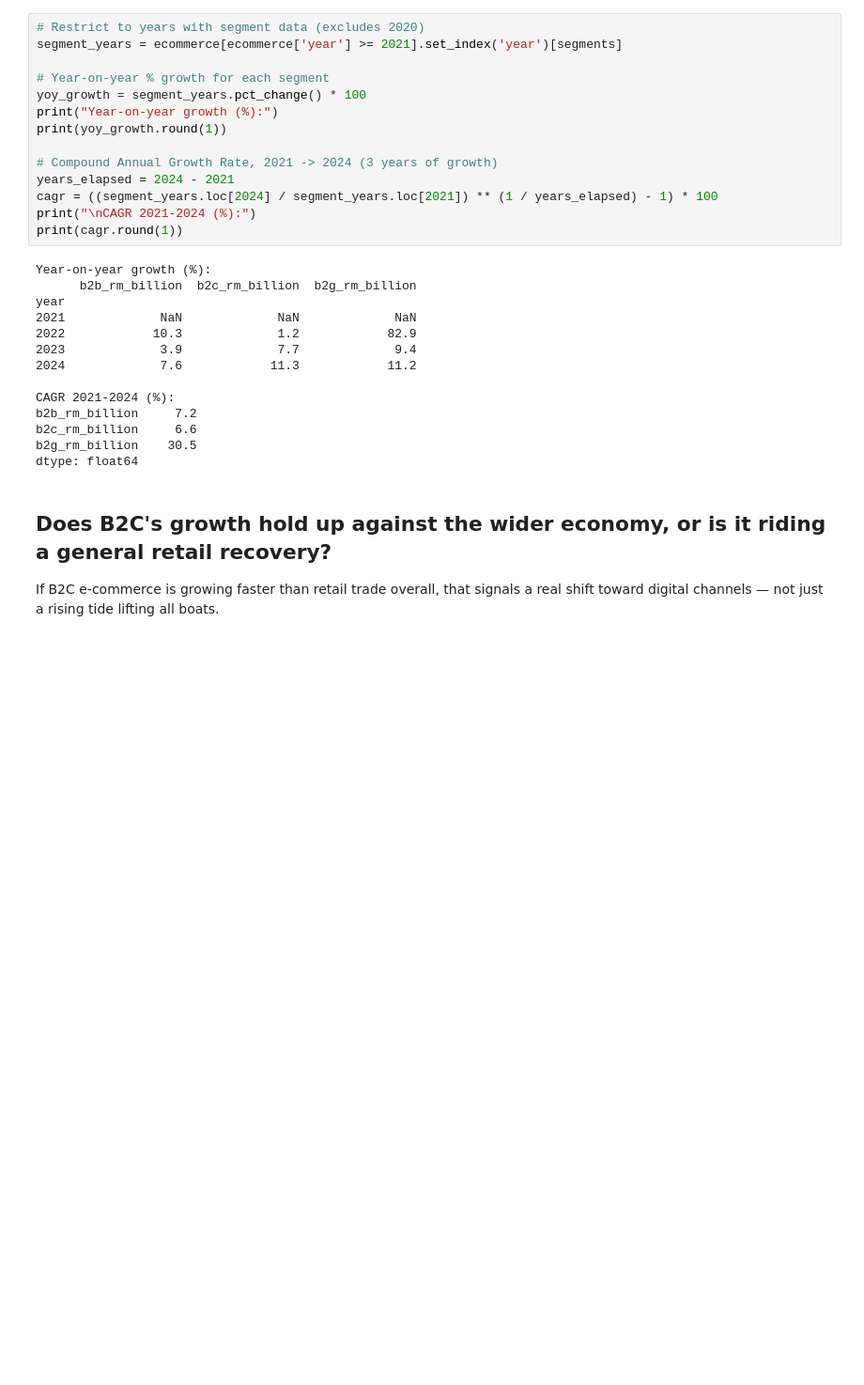
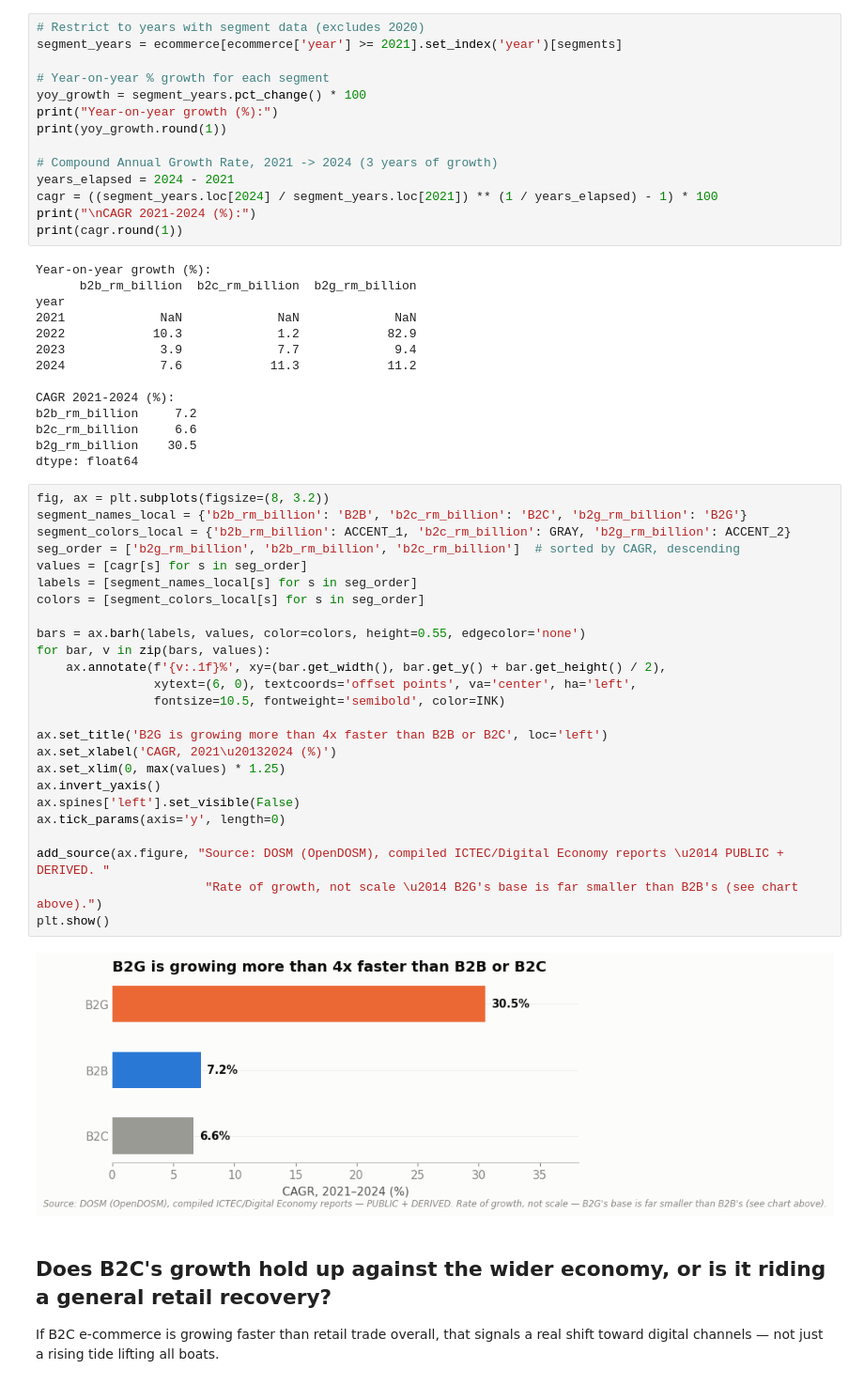
Before and after one commit to ooi-darren/malaysia-ecommerce-market-intelligence, a Jupyter notebook: notebooks/01-ecommerce-segment-growth-analysis.ipynb, the cells around one changed output. Shown at 94% size. Drawn from its saved outputs; the diff is of its cells as text; blank space fills up the shorter version.

```diff
--- a/notebooks/01-ecommerce-segment-growth-analysis.ipynb
+++ b/notebooks/01-ecommerce-segment-growth-analysis.ipynb
@@ -115,6 +134,33 @@ b2b_rm_billion     7.2
 b2c_rm_billion     6.6
 b2g_rm_billion    30.5
 dtype: float64
+# %%
+fig, ax = plt.subplots(figsize=(8, 3.2))
+segment_names_local = {'b2b_rm_billion': 'B2B', 'b2c_rm_billion': 'B2C', 'b2g_rm_billion': 'B2G'}
+segment_colors_local = {'b2b_rm_billion': ACCENT_1, 'b2c_rm_billion': GRAY, 'b2g_rm_billion': ACCENT_2}
+seg_order = ['b2g_rm_billion', 'b2b_rm_billion', 'b2c_rm_billion']  # sorted by CAGR, descending
+values = [cagr[s] for s in seg_order]
+labels = [segment_names_local[s] for s in seg_order]
+colors = [segment_colors_local[s] for s in seg_order]
+
+bars = ax.barh(labels, values, color=colors, height=0.55, edgecolor='none')
+for bar, v in zip(bars, values):
+    ax.annotate(f'{v:.1f}%', xy=(bar.get_width(), bar.get_y() + bar.get_height() / 2),
+                xytext=(6, 0), textcoords='offset points', va='center', ha='left',
+                fontsize=10.5, fontweight='semibold', color=INK)
+
+ax.set_title('B2G is growing more than 4x faster than B2B or B2C', loc='left')
+ax.set_xlabel('CAGR, 2021\u20132024 (%)')
+ax.set_xlim(0, max(values) * 1.25)
+ax.invert_yaxis()
+ax.spines['left'].set_visible(False)
+ax.tick_params(axis='y', length=0)
+
+add_source(ax.figure, "Source: DOSM (OpenDOSM), compiled ICTEC/Digital Economy reports \u2014 PUBLIC + DERIVED. "
+                       "Rate of growth, not scale \u2014 B2G's base is far smaller than B2B's (see chart above).")
+plt.show()
+# %% [output]
+[figure, added]
 # %% [markdown]
 ## Does B2C's growth hold up against the wider economy, or is it riding a general retail recovery?
 
```
Also changed, not shown: parts of 2 cells of this notebook, 2 other files.
